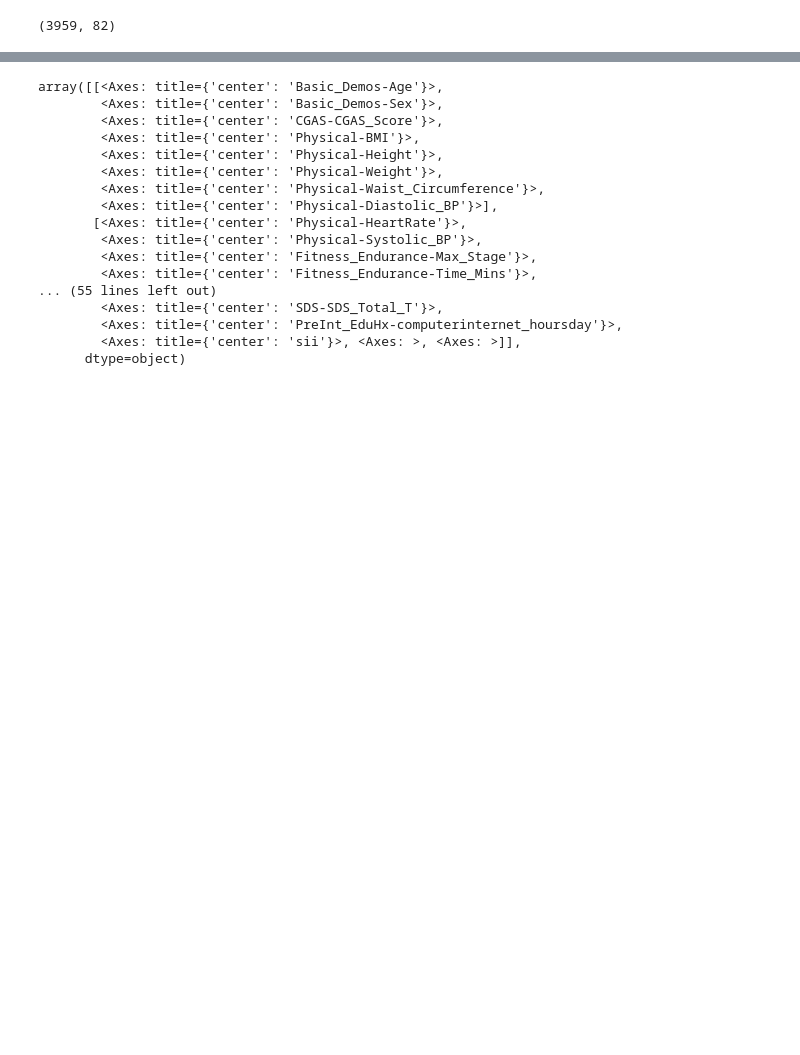
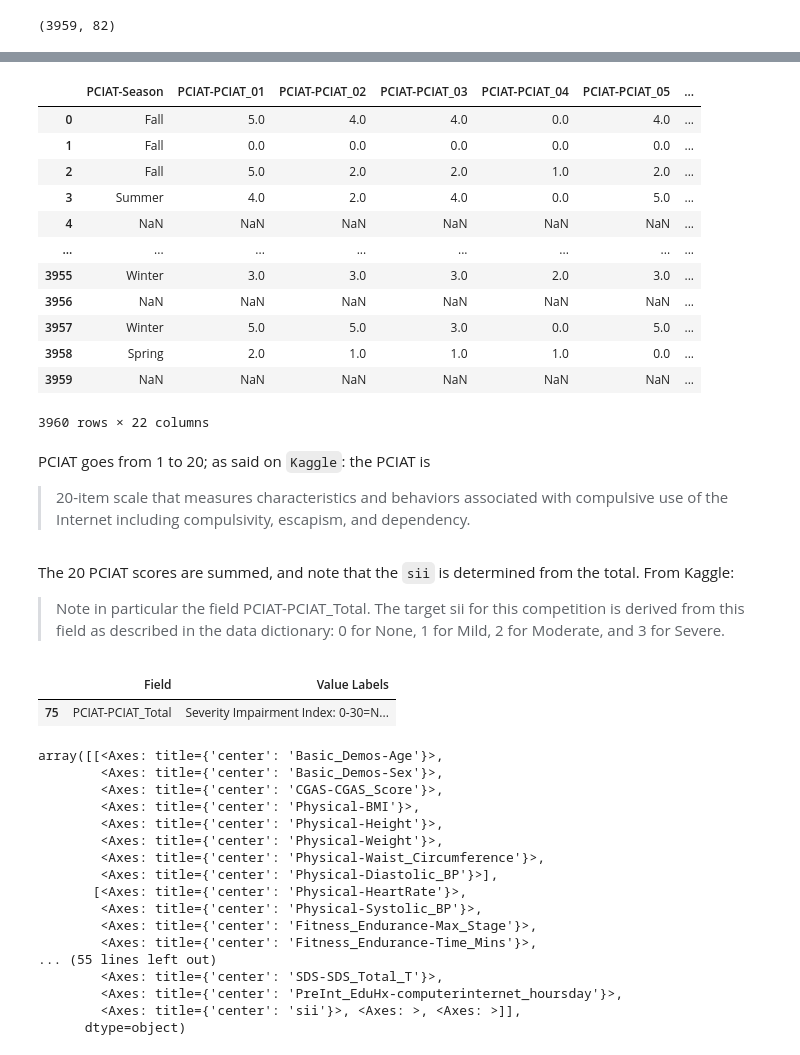
Before and after one commit to k3liang/Problematic-Internet-Use-Predictor, a Jupyter notebook: EDA.ipynb, the cells around one changed output, grey strips where cells are left out. Saved outputs shown, nothing was run; the diff lists cells and outputs as text; code cells hidden in the pictures; blank space fills up the shorter version.

```diff
--- a/EDA.ipynb
+++ b/EDA.ipynb
@@ -289,3 +394,31 @@ df.shape
+# %%
+df.iloc[:,54:76]
+# %% [output]
+|  | PCIAT-Season | PCIAT-PCIAT_01 | PCIAT-PCIAT_02 | PCIAT-PCIAT_03 | PCIAT-PCIAT_04 | PCIAT-PCIAT_05 | ... |
+| 0 | Fall | 5.0 | 4.0 | 4.0 | 0.0 | 4.0 | ... |
+| 1 | Fall | 0.0 | 0.0 | 0.0 | 0.0 | 0.0 | ... |
+| 2 | Fall | 5.0 | 2.0 | 2.0 | 1.0 | 2.0 | ... |
+| 3 | Summer | 4.0 | 2.0 | 4.0 | 0.0 | 5.0 | ... |
+| 4 | NaN | NaN | NaN | NaN | NaN | NaN | ... |
+| ... | ... | ... | ... | ... | ... | ... | ... |
+| 3955 | Winter | 3.0 | 3.0 | 3.0 | 2.0 | 3.0 | ... |
+| 3956 | NaN | NaN | NaN | NaN | NaN | NaN | ... |
+| 3957 | Winter | 5.0 | 5.0 | 3.0 | 0.0 | 5.0 | ... |
+| 3958 | Spring | 2.0 | 1.0 | 1.0 | 1.0 | 0.0 | ... |
+| 3959 | NaN | NaN | NaN | NaN | NaN | NaN | ... |
+3960 rows × 22 columns
+# %% [markdown]
+PCIAT goes from 1 to 20; as said on `Kaggle`: the PCIAT is
+>20-item scale that measures characteristics and behaviors associated with compulsive use of the Internet including compulsivity, escapism, and dependency.
+# %% [markdown]
+The 20 PCIAT scores are summed, and note that the `sii` is determined from the total. From Kaggle:
+> Note in particular the field PCIAT-PCIAT_Total. The target sii for this competition is derived from this field as described in the data dictionary: 0 for None, 1 for Mild, 2 for Moderate, and 3 for Severe.
+# %%
+with pd.option_context('display.max_colwidth', 400):
+    display(df_desc[df_desc['Field'] == 'PCIAT-PCIAT_Total'][['Field','Value Labels']])
+# %% [output]
+|  | Field | Value Labels |
+| 75 | PCIAT-PCIAT_Total | Severity Impairment Index: 0-30=N... |
 # %%
 df.hist()
 # %% [output]
```
Also changed, not shown: parts of 16 cells of this notebook.
